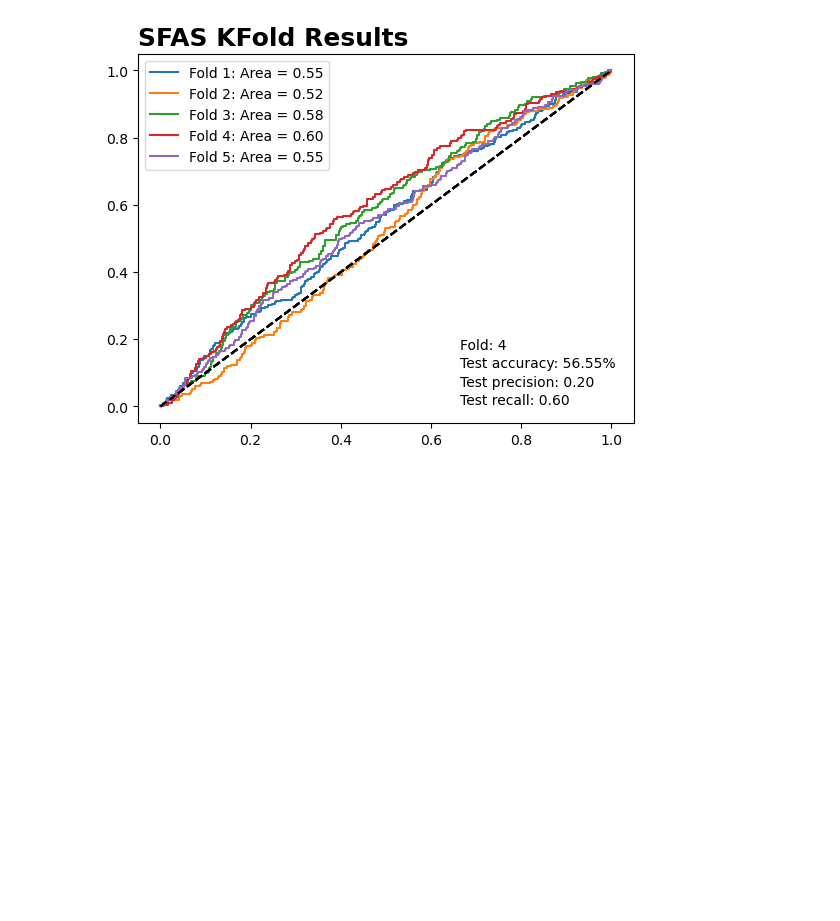
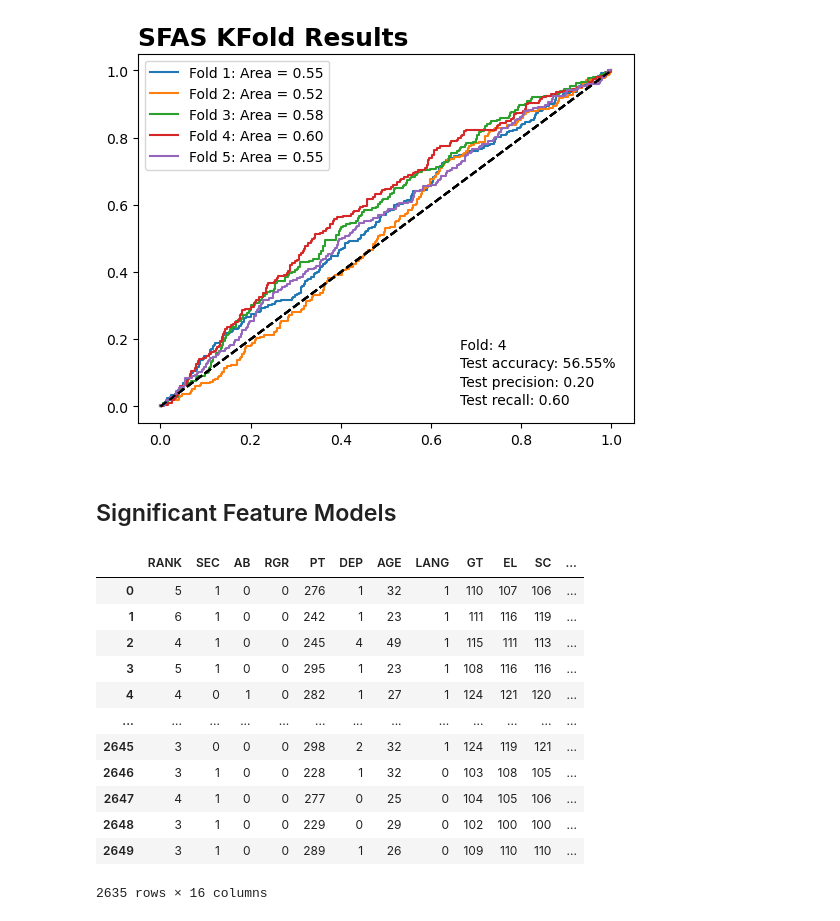
Before and after one commit to JaimeVRodriguez/psyop_selection_analysis, a Jupyter notebook: notebooks/eda.ipynb, the cells around one changed output. Saved outputs shown, nothing was run; the diff lists cells and outputs as text; code cells hidden in the pictures; blank space fills up the shorter version.

```diff
--- a/notebooks/eda.ipynb
+++ b/notebooks/eda.ipynb
@@ -218,3 +202,21 @@ KFold Model
 sfas_multi = models.multiple_regression_model(sfasX, sfasy, 5, 'SFAS KFold Results')
 # %% [output]
 [figure]
+# %% [markdown]
+## Significant Feature Models
+# %%
+poas2
+# %% [output]
+|  | RANK | SEC | AB | RGR | PT | DEP | AGE | LANG | GT | EL | SC | ... |
+| 0 | 5 | 1 | 0 | 0 | 276 | 1 | 32 | 1 | 110 | 107 | 106 | ... |
+| 1 | 6 | 1 | 0 | 0 | 242 | 1 | 23 | 1 | 111 | 116 | 119 | ... |
+| 2 | 4 | 1 | 0 | 0 | 245 | 4 | 49 | 1 | 115 | 111 | 113 | ... |
+| 3 | 5 | 1 | 0 | 0 | 295 | 1 | 23 | 1 | 108 | 116 | 116 | ... |
+| 4 | 4 | 0 | 1 | 0 | 282 | 1 | 27 | 1 | 124 | 121 | 120 | ... |
+| ... | ... | ... | ... | ... | ... | ... | ... | ... | ... | ... | ... | ... |
+| 2645 | 3 | 0 | 0 | 0 | 298 | 2 | 32 | 1 | 124 | 119 | 121 | ... |
+| 2646 | 3 | 1 | 0 | 0 | 228 | 1 | 32 | 0 | 103 | 108 | 105 | ... |
+| 2647 | 4 | 1 | 0 | 0 | 277 | 0 | 25 | 0 | 104 | 105 | 106 | ... |
+| 2648 | 3 | 1 | 0 | 0 | 229 | 0 | 29 | 0 | 102 | 100 | 100 | ... |
+| 2649 | 3 | 1 | 0 | 0 | 289 | 1 | 26 | 0 | 109 | 110 | 110 | ... |
+2635 rows × 16 columns
```
Also changed, not shown: parts of 4 cells of this notebook, 4 other files.
